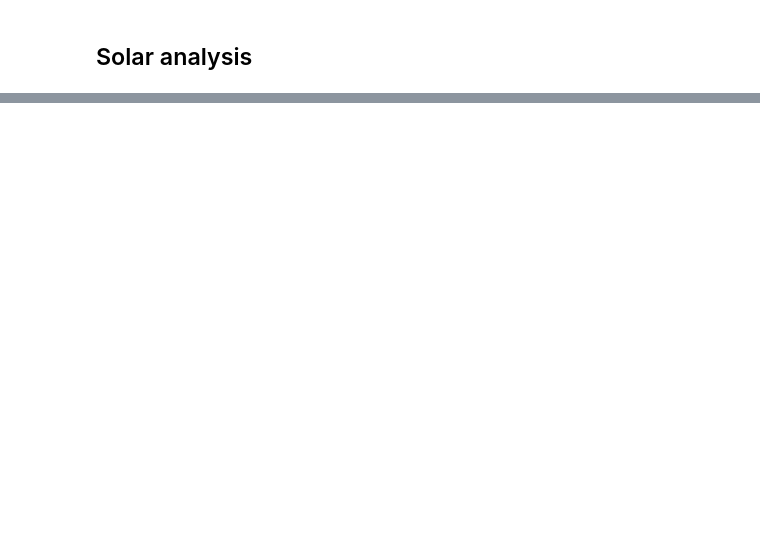
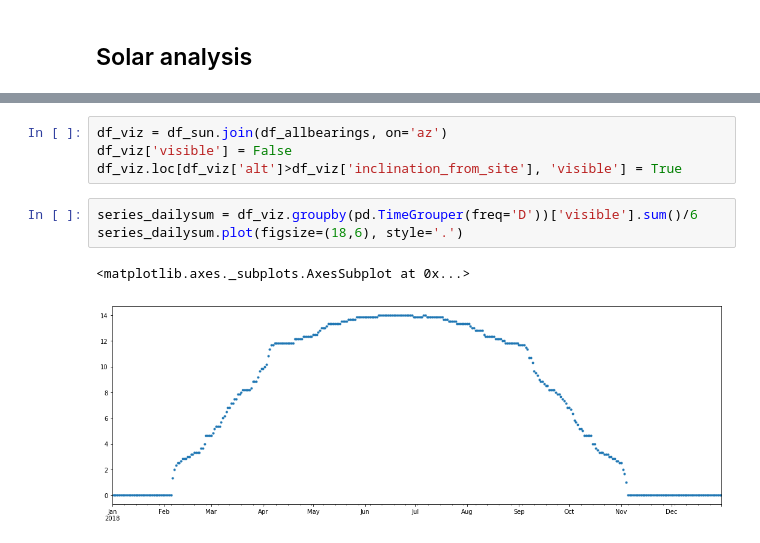
Before and after one commit to malcolmrh/solar-terrain, a Jupyter notebook: scratchbook.ipynb, the cells around one changed output, grey strips where cells are left out. Saved outputs shown, nothing was run; the diff lists cells and outputs as text; blank space fills up the shorter version.

```diff
--- a/scratchbook.ipynb
+++ b/scratchbook.ipynb
@@ -152,0 +176,10 @@ df1.alt.plot(figsize=(18,6))
+# %%
+df_viz = df_sun.join(df_allbearings, on='az')
+df_viz['visible'] = False
+df_viz.loc[df_viz['alt']>df_viz['inclination_from_site'], 'visible'] = True
+# %%
+series_dailysum = df_viz.groupby(pd.TimeGrouper(freq='D'))['visible'].sum()/6
+series_dailysum.plot(figsize=(18,6), style='.')
+# %% [output]
+<matplotlib.axes._subplots.AxesSubplot at 0x...>
+[figure, added]
```
Also changed, not shown: parts of 23 cells of this notebook, 3 other files.
